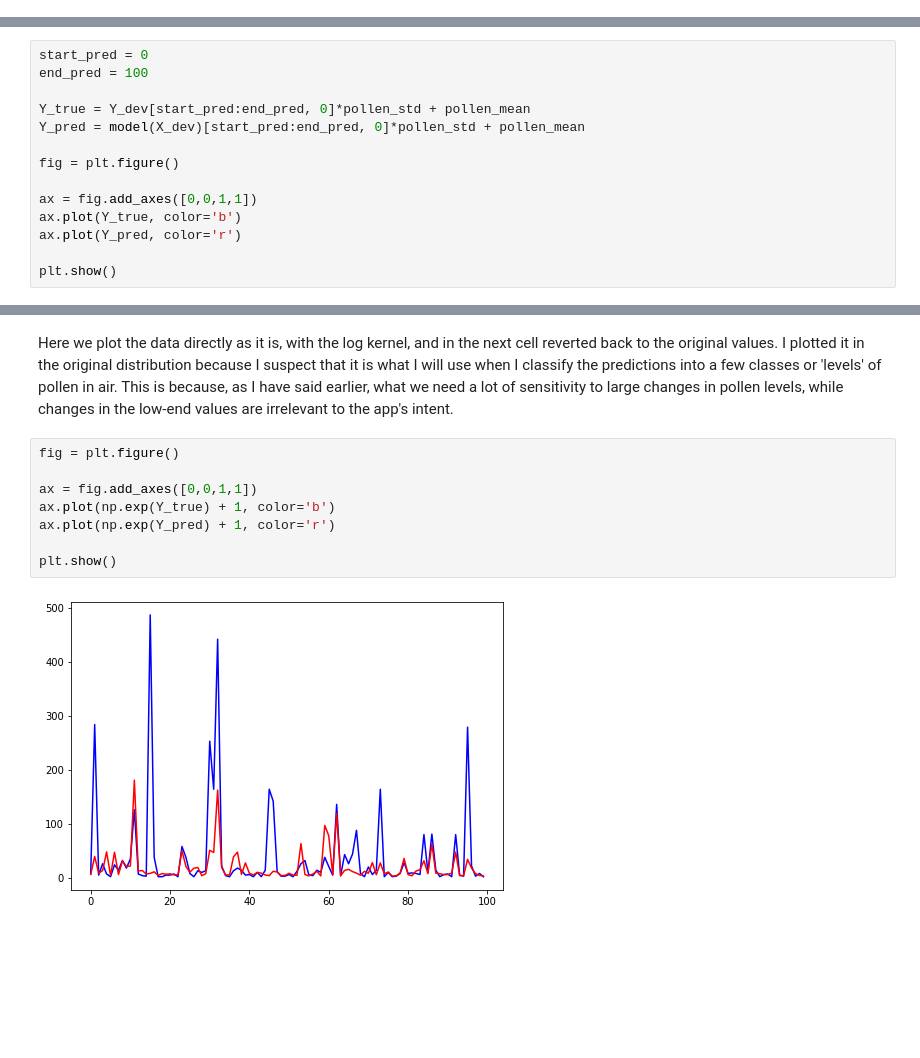
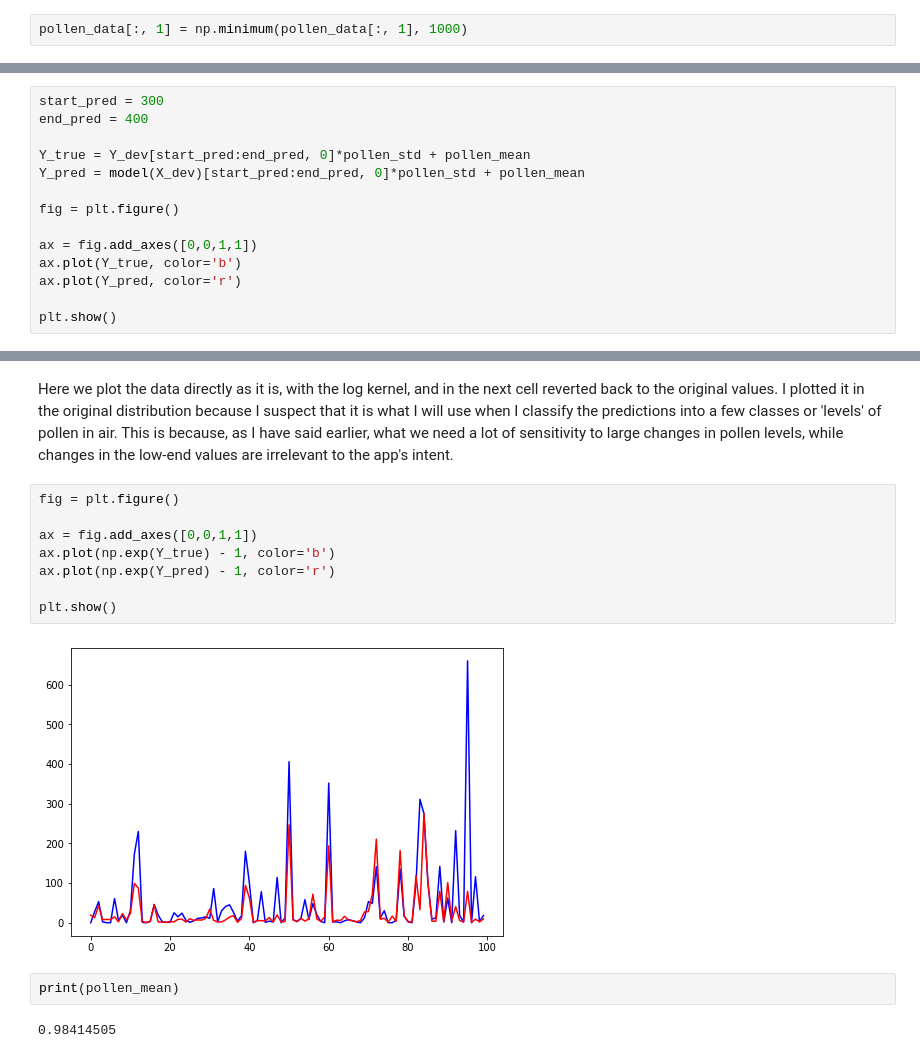
Before and after one commit to bolito2/pollen-forecast, a Jupyter notebook: forecast.ipynb, the cells around one changed output, grey strips where cells are left out. Cells and saved outputs as stored; diff of their text form; blank space fills up the shorter version.

```diff
--- a/forecast.ipynb
+++ b/forecast.ipynb
@@ -119 +121,3 @@ pollen_data = data[:, [0,7]]
+# %%
+pollen_data[:, 1] = np.minimum(pollen_data[:, 1], 1000)
 # %%
@@ -418,8 +422,8 @@ plt.show()
 - v1.2 val_loss = 0.716 after 400 epochs
     - Added a log kernel to pollen data
 # %%
-start_pred = 0
-end_pred = 100
+start_pred = 300
+end_pred = 400
 
 Y_true = Y_dev[start_pred:end_pred, 0]*pollen_std + pollen_mean
 Y_pred = model(X_dev)[start_pred:end_pred, 0]*pollen_std + pollen_mean
@@ -438,10 +442,14 @@ Here we plot the data directly as it is, with the log kernel, and in the next ce
 # %%
 fig = plt.figure()
 
 ax = fig.add_axes([0,0,1,1])
-ax.plot(np.exp(Y_true) + 1, color='b')
-ax.plot(np.exp(Y_pred) + 1, color='r')
+ax.plot(np.exp(Y_true) - 1, color='b')
+ax.plot(np.exp(Y_pred) - 1, color='r')
 
 plt.show()
 # %% [output]
-[figure, old version]
+[figure, new version]
+# %%
+print(pollen_mean)
+# %% [output]
+0.98414505
```
Also changed, not shown: parts of 6 cells of this notebook, 6 other files.
